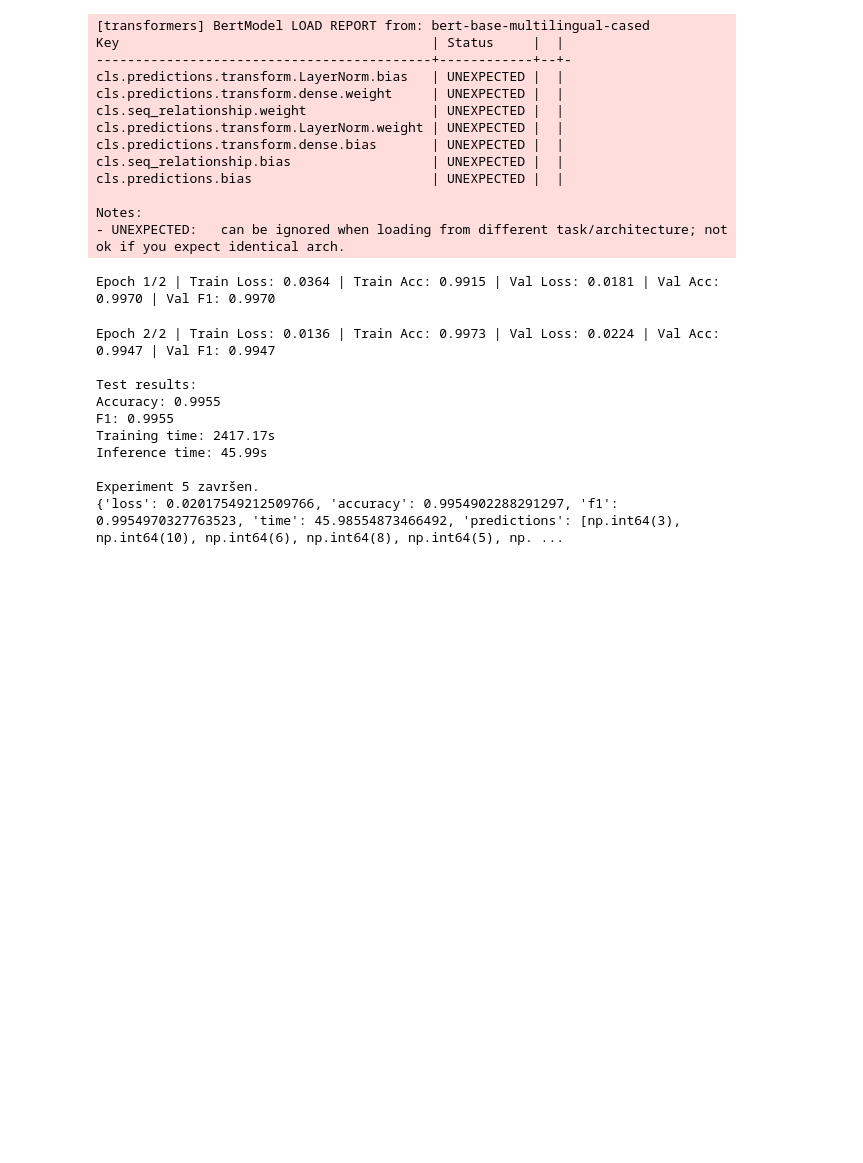
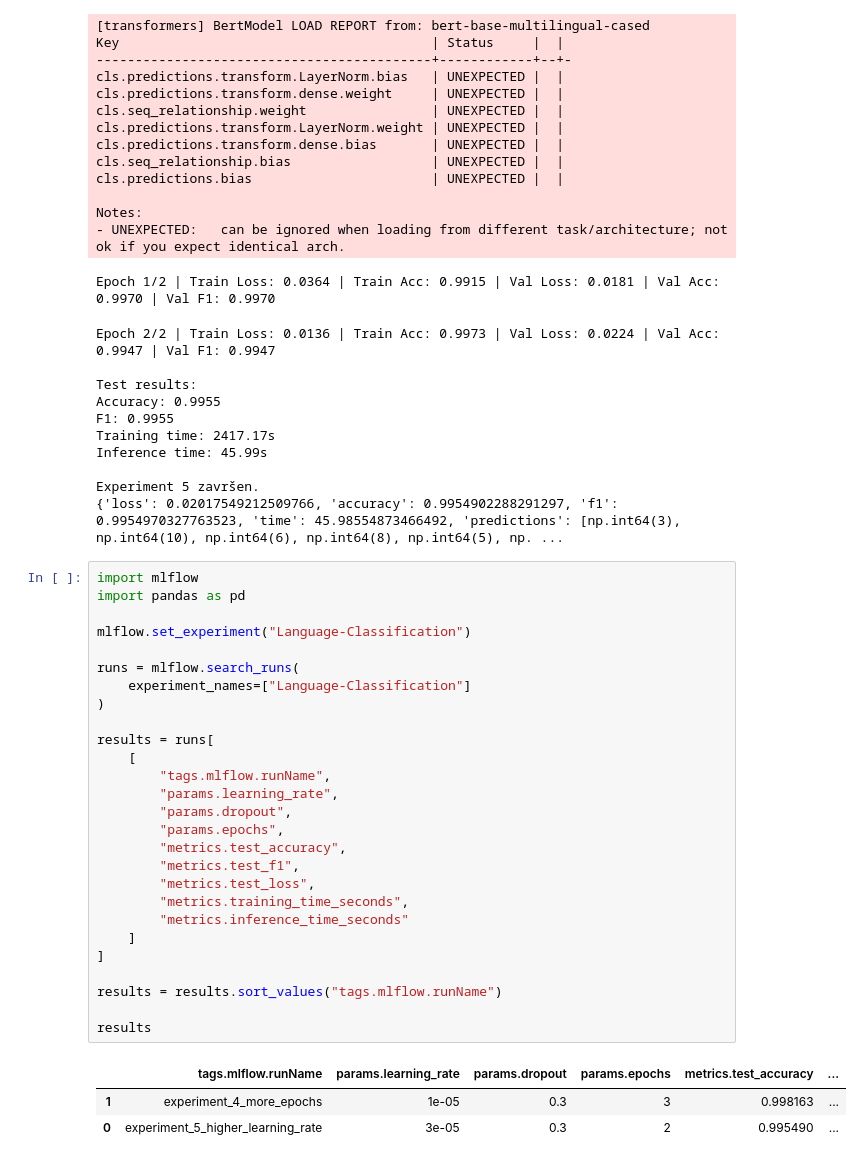
Before and after one commit to minadjordjevic/Language-Classification, a Jupyter notebook: language_classification.ipynb, the cells around one changed output. Drawn from its saved outputs; the diff is of its cells as text; blank space fills up the shorter version.

```diff
--- a/language_classification.ipynb
+++ b/language_classification.ipynb
@@ -2093,3 +2093,34 @@ Inference time: 45.99s
 
 Experiment 5 završen.
 {'loss': 0.02017549212509766, 'accuracy': 0.9954902288291297, 'f1': 0.9954970327763523, 'time': 45.98554873466492, 'predictions': [np.int64(3), np.int64(10), np.int64(6), np.int64(8), np.int64(5), np. ...
+# %%
+import mlflow
+import pandas as pd
+
+mlflow.set_experiment("Language-Classification")
+
+runs = mlflow.search_runs(
+    experiment_names=["Language-Classification"]
+)
+
+results = runs[
+    [
+        "tags.mlflow.runName",
+        "params.learning_rate",
+        "params.dropout",
+        "params.epochs",
+        "metrics.test_accuracy",
+        "metrics.test_f1",
+        "metrics.test_loss",
+        "metrics.training_time_seconds",
+        "metrics.inference_time_seconds"
+    ]
+]
+
+results = results.sort_values("tags.mlflow.runName")
+
+results
+# %% [output]
+|  | tags.mlflow.runName | params.learning_rate | params.dropout | params.epochs | metrics.test_accuracy | ... |
+| 1 | experiment_4_more_epochs | 1e-05 | 0.3 | 3 | 0.998163 | ... |
+| 0 | experiment_5_higher_learning_rate | 3e-05 | 0.3 | 2 | 0.995490 | ... |
```
Also changed, not shown: parts of 1 cell of this notebook.
